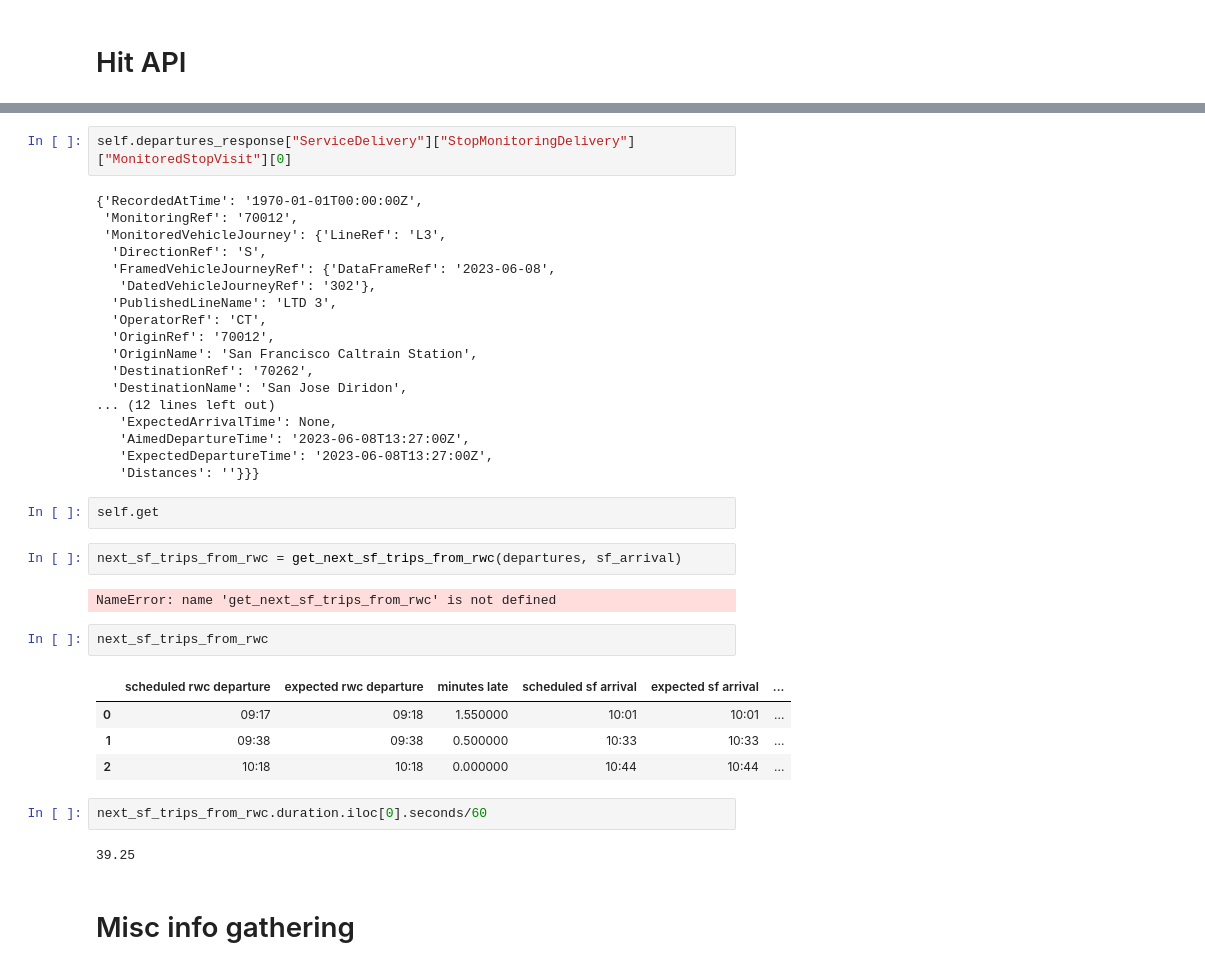
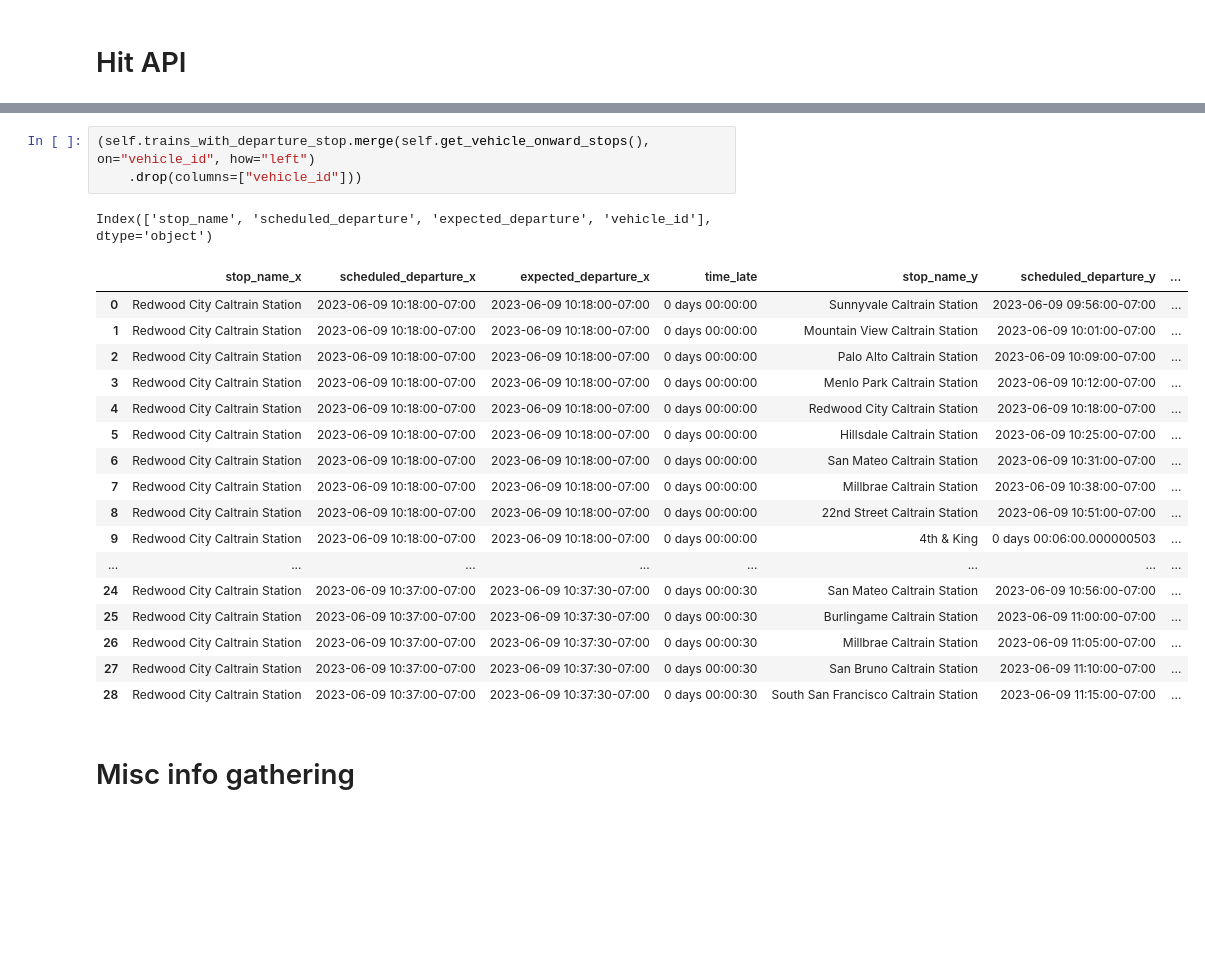
Before and after one commit to ahakso/sandbox, a Jupyter notebook: caltrain_api.ipynb, the cells around one changed output, grey strips where cells are left out. Saved outputs shown, nothing was run; the diff lists cells and outputs as text; blank space fills up the shorter version.

Commit message:
update caltrain

```diff
--- a/caltrain_api.ipynb
+++ b/caltrain_api.ipynb
@@ -63,40 +32,25 @@ trains ['701', '703', '107'] not in the realtime response :thunk:
-# %%
-self.departures_response["ServiceDelivery"]["StopMonitoringDelivery"]["MonitoredStopVisit"][0]
-# %% [output]
-{'RecordedAtTime': '1970-01-01T00:00:00Z',
- 'MonitoringRef': '70012',
- 'MonitoredVehicleJourney': {'LineRef': 'L3',
-  'DirectionRef': 'S',
-  'FramedVehicleJourneyRef': {'DataFrameRef': '2023-06-08',
-   'DatedVehicleJourneyRef': '302'},
-  'PublishedLineName': 'LTD 3',
-  'OperatorRef': 'CT',
-  'OriginRef': '70012',
-  'OriginName': 'San Francisco Caltrain Station',
-  'DestinationRef': '70262',
-  'DestinationName': 'San Jose Diridon',
-... (12 lines left out)
-   'ExpectedArrivalTime': None,
-   'AimedDepartureTime': '2023-06-08T13:27:00Z',
-   'ExpectedDepartureTime': '2023-06-08T13:27:00Z',
-   'Distances': ''}}}
-# %%
-self.get
-# %%
-next_sf_trips_from_rwc = get_next_sf_trips_from_rwc(departures, sf_arrival)
-# %% [output]
-NameError: name 'get_next_sf_trips_from_rwc' is not defined
-# %%
-next_sf_trips_from_rwc
-# %% [output]
-|  | scheduled rwc departure | expected rwc departure | minutes late | scheduled sf arrival | expected sf arrival | ... |
-| 0 | 09:17 | 09:18 | 1.550000 | 10:01 | 10:01 | ... |
-| 1 | 09:38 | 09:38 | 0.500000 | 10:33 | 10:33 | ... |
-| 2 | 10:18 | 10:18 | 0.000000 | 10:44 | 10:44 | ... |
-# %%
-next_sf_trips_from_rwc.duration.iloc[0].seconds/60
-# %% [output]
-39.25
+# %%
+(self.trains_with_departure_stop.merge(self.get_vehicle_onward_stops(), on="vehicle_id", how="left")
+    .drop(columns=["vehicle_id"]))
+# %% [output]
+Index(['stop_name', 'scheduled_departure', 'expected_departure', 'vehicle_id'], dtype='object')
+|  | stop_name_x | scheduled_departure_x | expected_departure_x | time_late | stop_name_y | scheduled_departure_y | ... |
+| 0 | Redwood City Caltrain Station | 2023-06-09 10:18:00-07:00 | 2023-06-09 10:18:00-07:00 | 0 days 00:00:00 | Sunnyvale Caltrain Station | 2023-06-09 09:56:00-07:00 | ... |
+| 1 | Redwood City Caltrain Station | 2023-06-09 10:18:00-07:00 | 2023-06-09 10:18:00-07:00 | 0 days 00:00:00 | Mountain View Caltrain Station | 2023-06-09 10:01:00-07:00 | ... |
+| 2 | Redwood City Caltrain Station | 2023-06-09 10:18:00-07:00 | 2023-06-09 10:18:00-07:00 | 0 days 00:00:00 | Palo Alto Caltrain Station | 2023-06-09 10:09:00-07:00 | ... |
+| 3 | Redwood City Caltrain Station | 2023-06-09 10:18:00-07:00 | 2023-06-09 10:18:00-07:00 | 0 days 00:00:00 | Menlo Park Caltrain Station | 2023-06-09 10:12:00-07:00 | ... |
+| 4 | Redwood City Caltrain Station | 2023-06-09 10:18:00-07:00 | 2023-06-09 10:18:00-07:00 | 0 days 00:00:00 | Redwood City Caltrain Station | 2023-06-09 10:18:00-07:00 | ... |
+| 5 | Redwood City Caltrain Station | 2023-06-09 10:18:00-07:00 | 2023-06-09 10:18:00-07:00 | 0 days 00:00:00 | Hillsdale Caltrain Station | 2023-06-09 10:25:00-07:00 | ... |
+| 6 | Redwood City Caltrain Station | 2023-06-09 10:18:00-07:00 | 2023-06-09 10:18:00-07:00 | 0 days 00:00:00 | San Mateo Caltrain Station | 2023-06-09 10:31:00-07:00 | ... |
+| 7 | Redwood City Caltrain Station | 2023-06-09 10:18:00-07:00 | 2023-06-09 10:18:00-07:00 | 0 days 00:00:00 | Millbrae Caltrain Station | 2023-06-09 10:38:00-07:00 | ... |
+| 8 | Redwood City Caltrain Station | 2023-06-09 10:18:00-07:00 | 2023-06-09 10:18:00-07:00 | 0 days 00:00:00 | 22nd Street Caltrain Station | 2023-06-09 10:51:00-07:00 | ... |
+| 9 | Redwood City Caltrain Station | 2023-06-09 10:18:00-07:00 | 2023-06-09 10:18:00-07:00 | 0 days 00:00:00 | 4th & King | 0 days 00:06:00.000000503 | ... |
+| ... | ... | ... | ... | ... | ... | ... | ... |
+| 24 | Redwood City Caltrain Station | 2023-06-09 10:37:00-07:00 | 2023-06-09 10:37:30-07:00 | 0 days 00:00:30 | San Mateo Caltrain Station | 2023-06-09 10:56:00-07:00 | ... |
+| 25 | Redwood City Caltrain Station | 2023-06-09 10:37:00-07:00 | 2023-06-09 10:37:30-07:00 | 0 days 00:00:30 | Burlingame Caltrain Station | 2023-06-09 11:00:00-07:00 | ... |
+| 26 | Redwood City Caltrain Station | 2023-06-09 10:37:00-07:00 | 2023-06-09 10:37:30-07:00 | 0 days 00:00:30 | Millbrae Caltrain Station | 2023-06-09 11:05:00-07:00 | ... |
+| 27 | Redwood City Caltrain Station | 2023-06-09 10:37:00-07:00 | 2023-06-09 10:37:30-07:00 | 0 days 00:00:30 | San Bruno Caltrain Station | 2023-06-09 11:10:00-07:00 | ... |
+| 28 | Redwood City Caltrain Station | 2023-06-09 10:37:00-07:00 | 2023-06-09 10:37:30-07:00 | 0 days 00:00:30 | South San Francisco Caltrain Station | 2023-06-09 11:15:00-07:00 | ... |
 # %% [markdown]
 # Misc info gathering
 # %%
```
Also changed, not shown: parts of 11 cells of this notebook, 2 other files.
